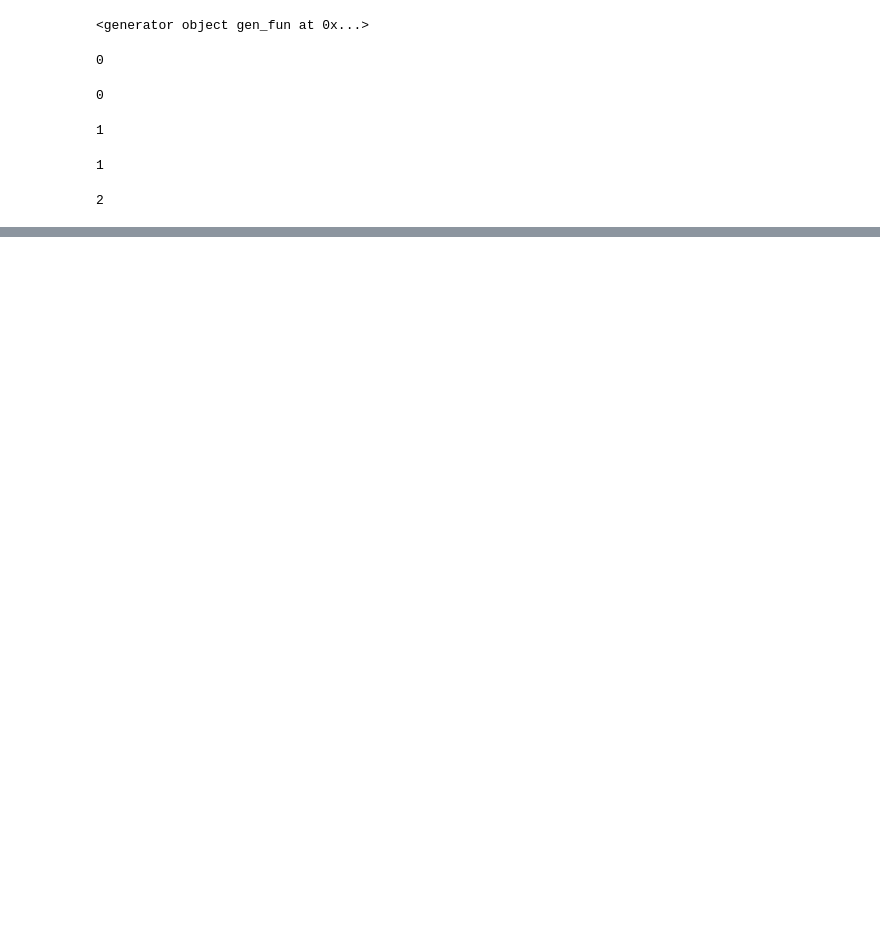
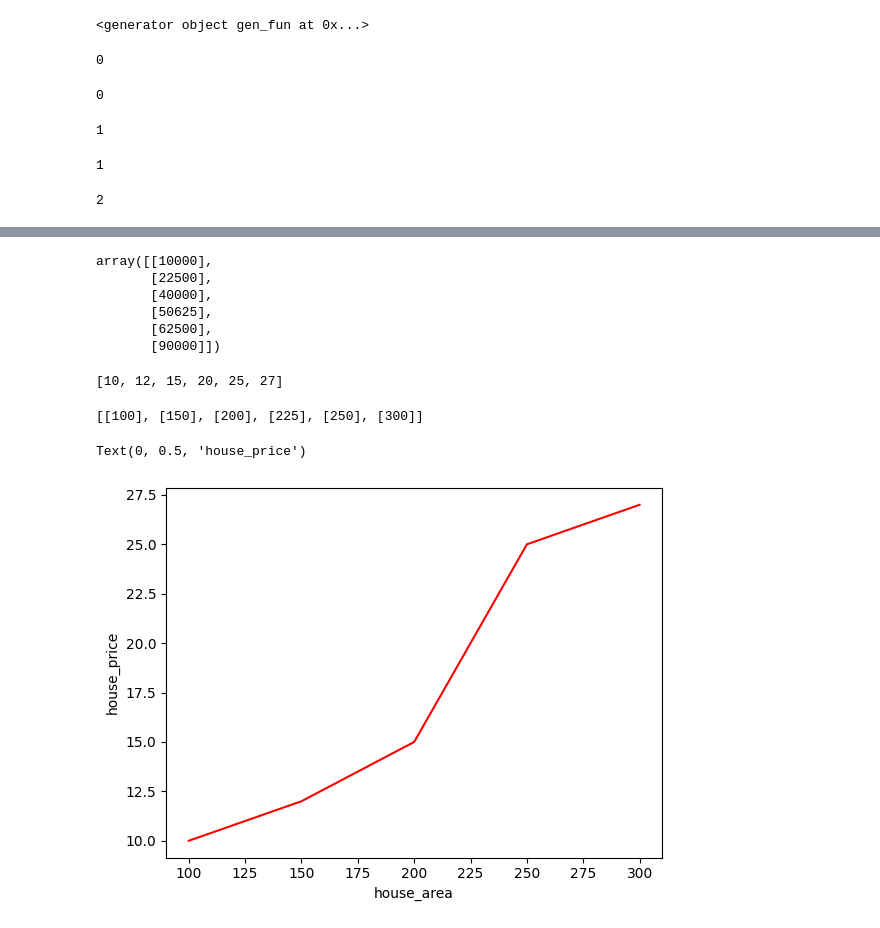
Before and after one commit to ABmishra2/GenAI_SRMCEM_514, a Jupyter notebook: Untitled11.ipynb, the cells around one changed output, grey strips where cells are left out. Saved outputs shown, nothing was run; the diff lists cells and outputs as text; code cells hidden in the pictures; blank space fills up the shorter version.

```diff
--- a/Untitled11.ipynb
+++ b/Untitled11.ipynb
@@ -329,0 +336,3 @@ next(b)
+# %%
+house_area = [[100],[150],[200],[225],[250],[300]]
+house_price = [10,12,15,20,25,27]
@@ -329,0 +351,2 @@ next(b)
+# %%
+house_area_np = np.array(house_area)
@@ -329,0 +377,24 @@ next(b)
+# %%
+house_area_np **2
+# %% [output]
+array([[10000],
+       [22500],
+       [40000],
+       [50625],
+       [62500],
+       [90000]])
+# %%
+house_price
+# %% [output]
+[10, 12, 15, 20, 25, 27]
+# %%
+house_area
+# %% [output]
+[[100], [150], [200], [225], [250], [300]]
+# %%
+plt.plot(house_area_np,house_price , color ="r" )
+plt.xlabel("house_area")
+plt.ylabel("house_price")
+# %% [output]
+Text(0, 0.5, 'house_price')
+[figure, added]
```
Also changed, not shown: parts of 32 cells of this notebook.
